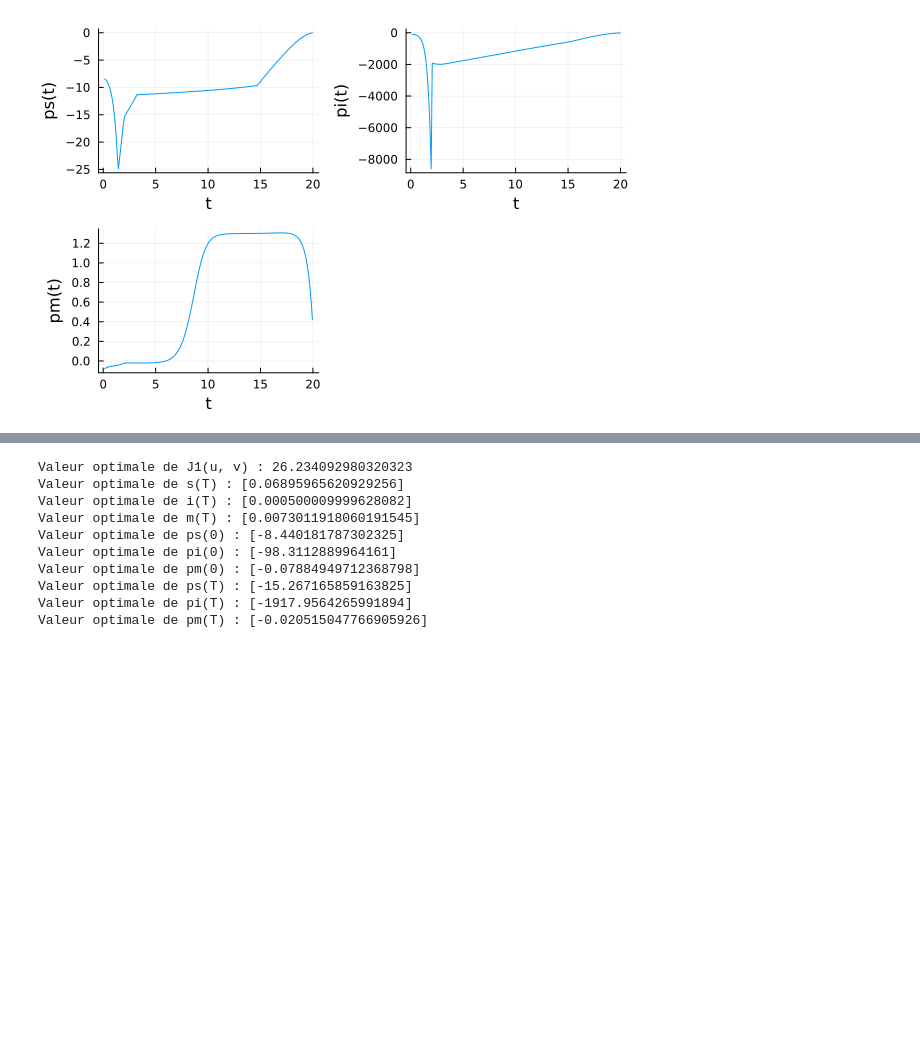
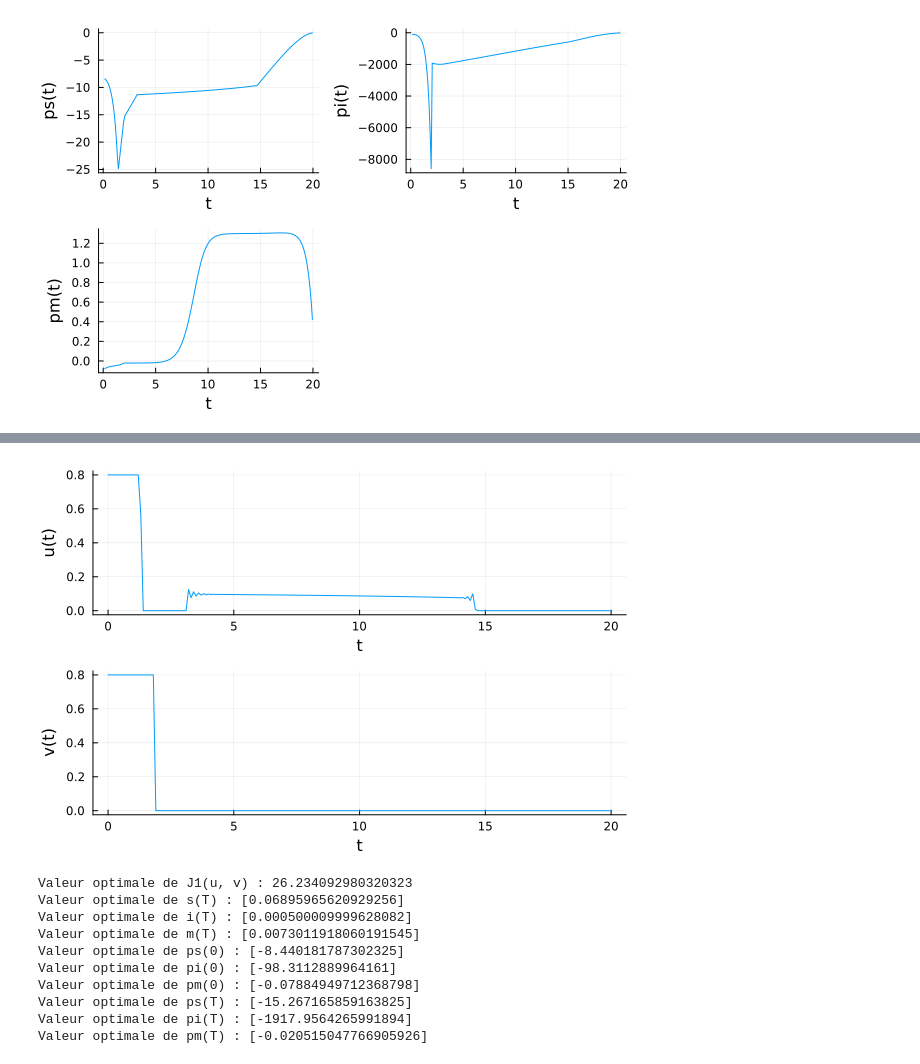
Before and after one commit to AsmaeAO/PFE_Optimal_control, a Jupyter notebook: Code/Code_PFE.ipynb, the cells around one changed output, grey strips where cells are left out. Saved outputs shown, nothing was run; the diff lists cells and outputs as text; code cells hidden in the pictures; blank space fills up the shorter version.

```diff
--- a/Code/Code_PFE.ipynb
+++ b/Code/Code_PFE.ipynb
@@ -170,3 +201,7 @@ display(plot(p_s_plot, p_i_plot, p_m_plot, layout = (2,2)))
+# %%
+display(plot(u_plot, v_plot, layout = (2,1)))
+# %% [output]
+[figure, added]
 # %%
 # Afficher les résultats
 println("Valeur optimale de J1(u, v) : ", objective_value(sys))
```
Also changed, not shown: parts of 3 cells of this notebook.
